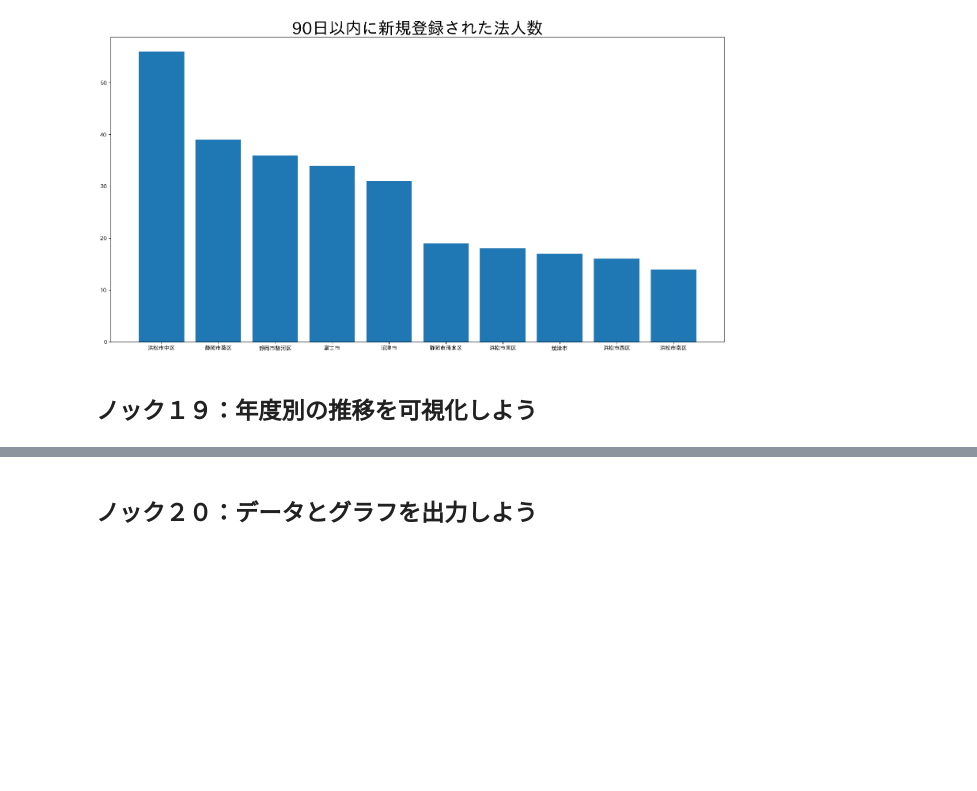
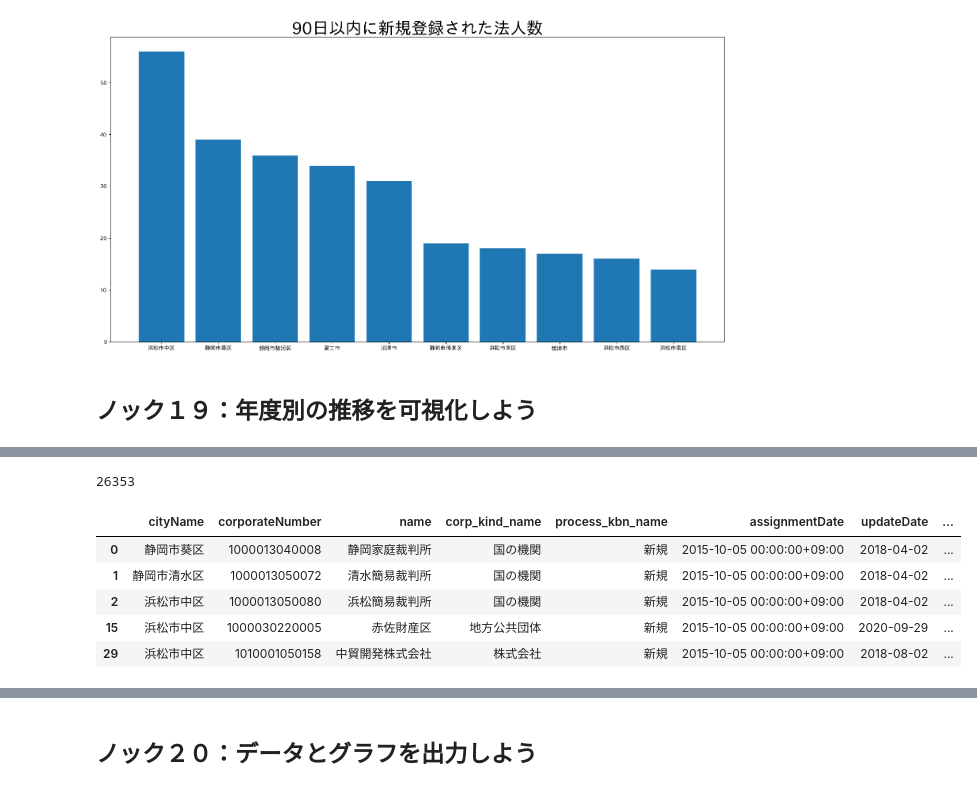
Before and after one commit to mitaniii/jupyter_test, a Jupyter notebook: 100nocks-process-visualization/src/1章.ipynb, the cells around one changed output, grey strips where cells are left out. Saved outputs shown, nothing was run; the diff lists cells and outputs as text; code cells hidden in the pictures; blank space fills up the shorter version.

```diff
--- a/100nocks-process-visualization/src/1章.ipynb
+++ b/100nocks-process-visualization/src/1章.ipynb
@@ -1086,0 +1097,12 @@ Text(0.5, 1.0, '90日以内に新規登録された法人数')
+# %%
+tmp = tmp.loc[(tmp['update_fiscal_year'] >= 2016) & (tmp['update_fiscal_year'] < 2021)]
+print(len(tmp))
+tmp.head()
+# %% [output]
+26353
+|  | cityName | corporateNumber | name | corp_kind_name | process_kbn_name | assignmentDate | updateDate | ... |
+| 0 | 静岡市葵区 | 1000013040008 | 静岡家庭裁判所 | 国の機関 | 新規 | 2015-10-05 00:00:00+09:00 | 2018-04-02 | ... |
+| 1 | 静岡市清水区 | 1000013050072 | 清水簡易裁判所 | 国の機関 | 新規 | 2015-10-05 00:00:00+09:00 | 2018-04-02 | ... |
+| 2 | 浜松市中区 | 1000013050080 | 浜松簡易裁判所 | 国の機関 | 新規 | 2015-10-05 00:00:00+09:00 | 2018-04-02 | ... |
+| 15 | 浜松市中区 | 1000030220005 | 赤佐財産区 | 地方公共団体 | 新規 | 2015-10-05 00:00:00+09:00 | 2020-09-29 | ... |
+| 29 | 浜松市中区 | 1010001050158 | 中貿開発株式会社 | 株式会社 | 新規 | 2015-10-05 00:00:00+09:00 | 2018-08-02 | ... |
```
Also changed, not shown: parts of 8 cells of this notebook.
